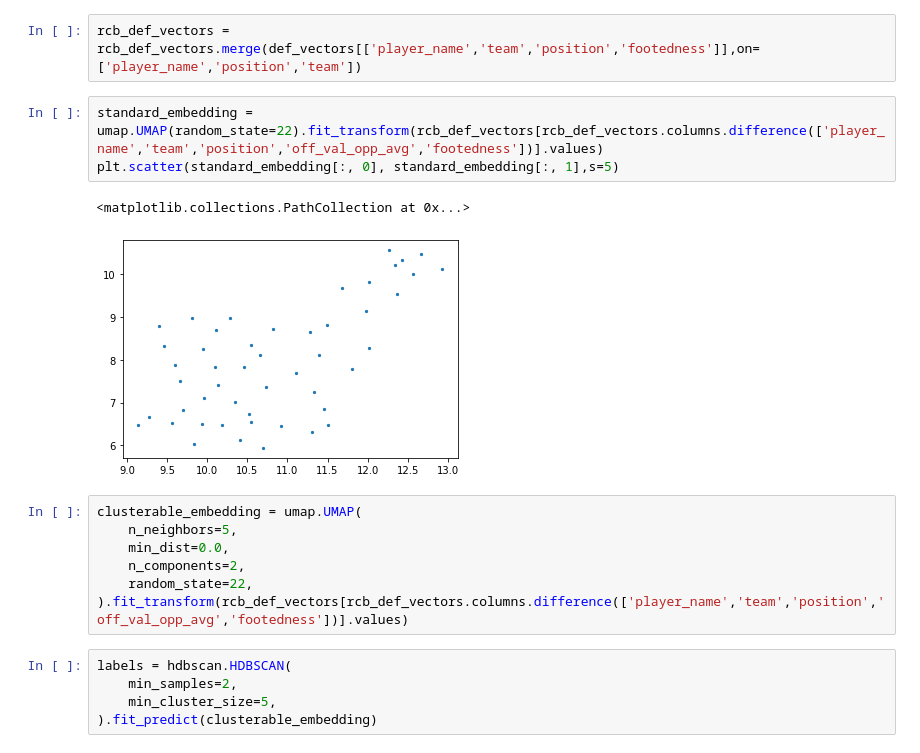
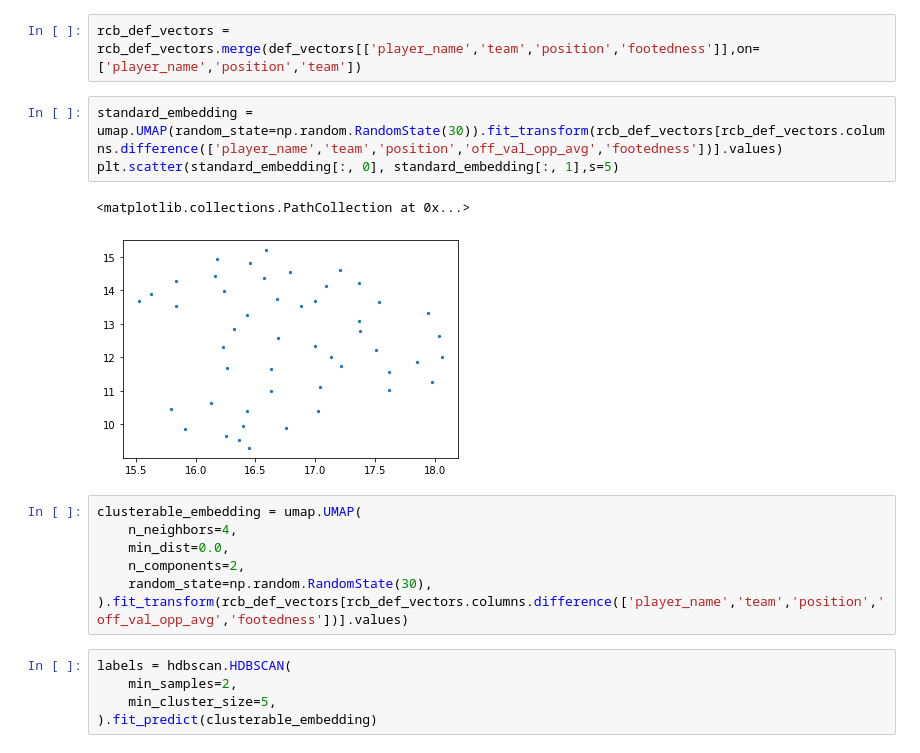
Before and after one commit to grovershreyf9t/FootballPlayerFootedness, a Jupyter notebook: code/12_poswise_player_clustering_umap.ipynb, the cells around one changed output. Saved outputs shown, nothing was run; the diff lists cells and outputs as text.

```diff
--- a/code/12_poswise_player_clustering_umap.ipynb
+++ b/code/12_poswise_player_clustering_umap.ipynb
@@ -252,17 +252,17 @@ See the caveats in the documentation: https://pandas.pydata.org/pandas-docs/stab
 # %%
 rcb_def_vectors = rcb_def_vectors.merge(def_vectors[['player_name','team','position','footedness']],on=['player_name','position','team'])
 # %%
-standard_embedding = umap.UMAP(random_state=22).fit_transform(rcb_def_vectors[rcb_def_vectors.columns.difference(['player_name','team','position','off_val_opp_avg','footedness'])].values)
+standard_embedding = umap.UMAP(random_state=np.random.RandomState(30)).fit_transform(rcb_def_vectors[rcb_def_vectors.columns.difference(['player_name','team','position','off_val_opp_avg','footedness'])].values)
 plt.scatter(standard_embedding[:, 0], standard_embedding[:, 1],s=5)
 # %% [output]
 <matplotlib.collections.PathCollection at 0x...>
-[figure, old version]
+[figure, new version]
 # %%
 clusterable_embedding = umap.UMAP(
-    n_neighbors=5,
+    n_neighbors=4,
     min_dist=0.0,
     n_components=2,
-    random_state=22,
+    random_state=np.random.RandomState(30),
 ).fit_transform(rcb_def_vectors[rcb_def_vectors.columns.difference(['player_name','team','position','off_val_opp_avg','footedness'])].values)
 # %%
 labels = hdbscan.HDBSCAN(
```
Also changed, not shown: parts of 9 cells of this notebook.
